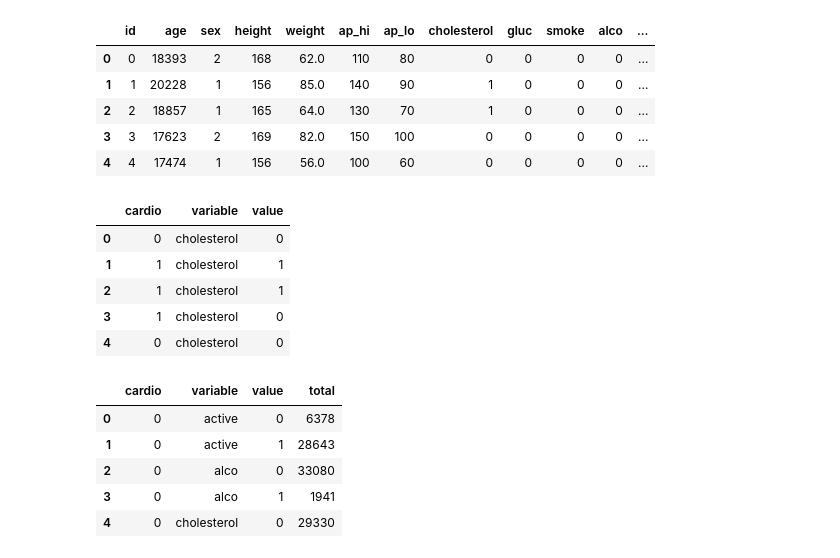
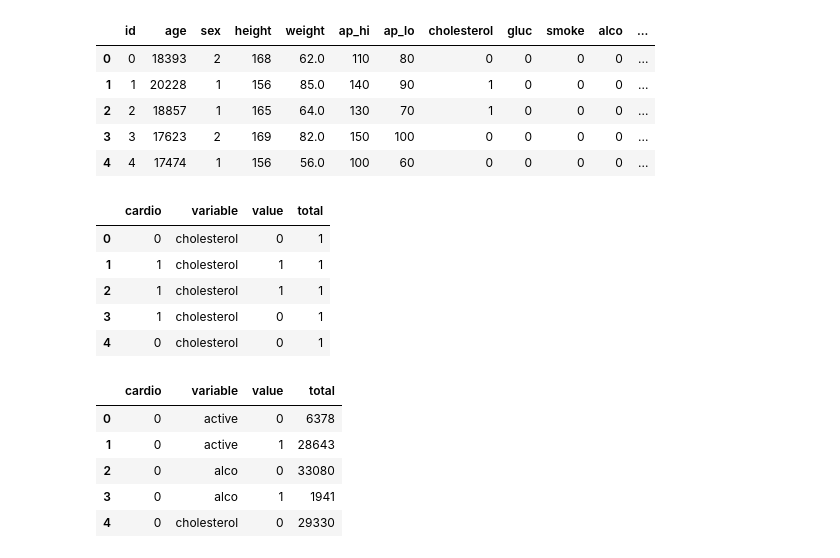
Before and after one commit to tmonks/fcc-medical-data-visualizer, a Jupyter notebook: dev.ipynb, the cells around one changed output. Saved outputs shown, nothing was run; the diff lists cells and outputs as text; code cells hidden in the pictures.

Commit message:
Use agg instead of value_counts for totals

```diff
--- a/dev.ipynb
+++ b/dev.ipynb
@@ -51,16 +51,18 @@ df.head()
 # %%
 # Draw Categorical Plot
 # def draw_cat_plot():
 
 # Create DataFrame for cat plot using `pd.melt` using just the values from 'cholesterol', 'gluc', 'smoke', 'alco', 'active', and 'overweight'.
-df_cat = pd.melt(cp, id_vars=['cardio'], value_vars=['cholesterol', 'gluc', 'smoke', 'alco', 'active', 'overweight'])
+df_cat = pd.melt(df, id_vars=['cardio'], value_vars=['cholesterol', 'gluc', 'smoke', 'alco', 'active', 'overweight'])
+df_cat['total'] = 1
+df_cat.head()
 # %% [output]
-|  | cardio | variable | value |
-| 0 | 0 | cholesterol | 0 |
-| 1 | 1 | cholesterol | 1 |
-| 2 | 1 | cholesterol | 1 |
-| 3 | 1 | cholesterol | 0 |
-| 4 | 0 | cholesterol | 0 |
+|  | cardio | variable | value | total |
+| 0 | 0 | cholesterol | 0 | 1 |
+| 1 | 1 | cholesterol | 1 | 1 |
+| 2 | 1 | cholesterol | 1 | 1 |
+| 3 | 1 | cholesterol | 0 | 1 |
+| 4 | 0 | cholesterol | 0 | 1 |
 # %%
 # Group and reformat the data to split it by 'cardio'. Show the counts of each feature
 # You will have to rename one of the columns for the catplot to work correctly
```
Also changed, not shown: parts of 2 cells of this notebook, 1 other file.
